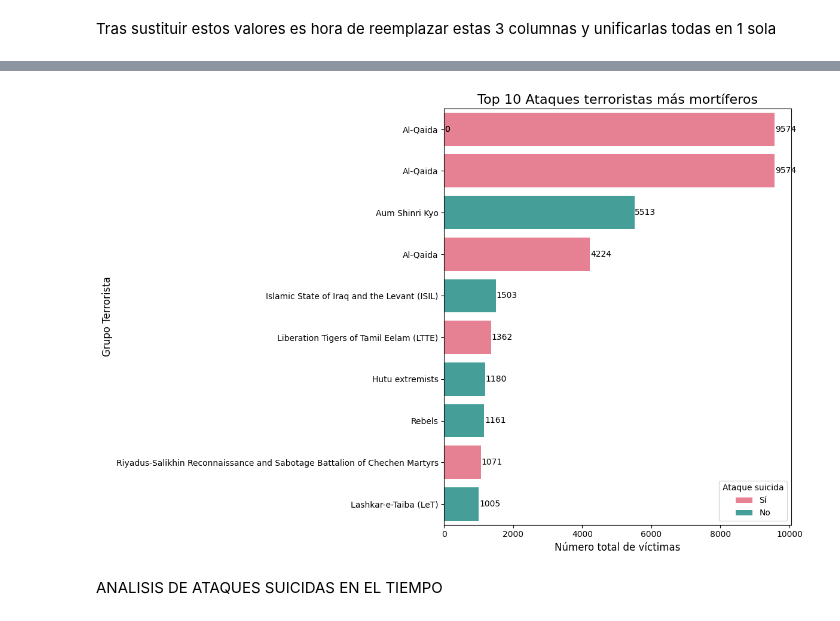
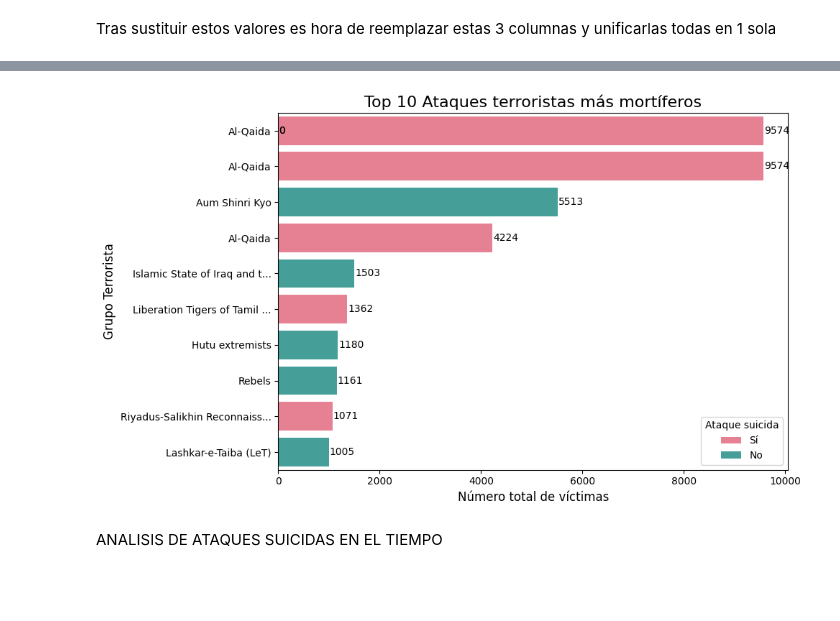
Before and after one commit to 4GeeksAcademy/Trabajo.Final, a Jupyter notebook: src/EDA.ipynb, the cells around one changed output, grey strips where cells are left out. Saved outputs shown, nothing was run; the diff lists cells and outputs as text; code cells hidden in the pictures; blank space fills up the shorter version.

```diff
--- a/src/EDA.ipynb
+++ b/src/EDA.ipynb
@@ -293,39 +293,42 @@ data1 = {
 # Convertir a DataFrame
 top_10_mortiferos = pd.DataFrame(data1)
 
+# Limitar la longitud de los nombres de los grupos a 30 caracteres
+top_10_mortiferos['gname'] = top_10_mortiferos['gname'].apply(lambda x: x if len(x) <= 30 else x[:27] + '...')
+
 # Añadir una columna para crear un identificador único para cada ataque
 top_10_mortiferos['id'] = top_10_mortiferos.index
 
 # Configura el tamaño del gráfico
-plt.figure(figsize=(12, 8))
+plt.figure(figsize=(10, 6))
 
 # Crea una paleta de colores vibrantes para la variable 'hue'
 palette = sns.color_palette("husl", top_10_mortiferos['ataque_suicida'].nunique())
 
 # Crea el gráfico de barras horizontal
 ax = sns.barplot(x="total_victimas", y="id", hue="ataque_suicida", data=top_10_mortiferos, palette=palette, orient="h")
 
 # Reemplaza las etiquetas del eje Y con los nombres de los grupos terroristas
 ax.set_yticklabels(top_10_mortiferos['gname'])
 
 # Agrega el número de víctimas al final de cada barra
 for p in ax.patches:
     width = p.get_width()
     plt.text(width + 10, p.get_y() + p.get_height() / 2, f'{int(width)}', ha="left", va="center", fontsize=10)
 
 # Configura el título y las etiquetas de los ejes
 plt.title("Top 10 Ataques terroristas más mortíferos", fontsize=16)
 plt.xlabel("Número total de víctimas", fontsize=12)
 plt.ylabel("Grupo Terrorista", fontsize=12)
 
 # Muestra la leyenda
 plt.legend(title="Ataque suicida", loc="lower right")
 
 # Ajusta el diseño y muestra el gráfico
 plt.tight_layout()
 plt.show()
 # %% [output]
-[figure, old version]
+[figure, new version]
 # %% [markdown]
 ANALISIS DE ATAQUES SUICIDAS EN EL TIEMPO
 # %%
```
Also changed, not shown: 1 other file.
